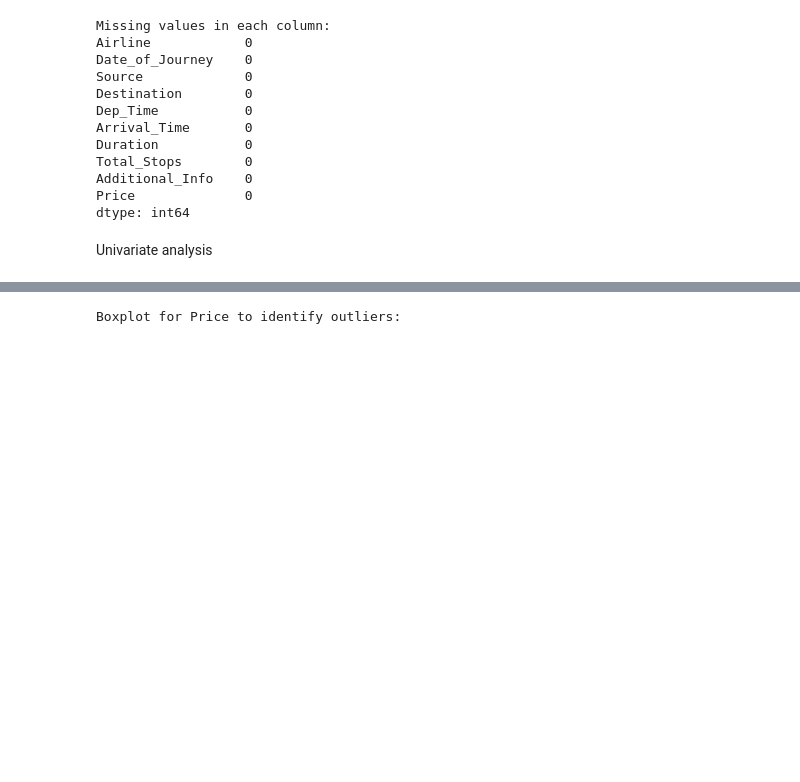
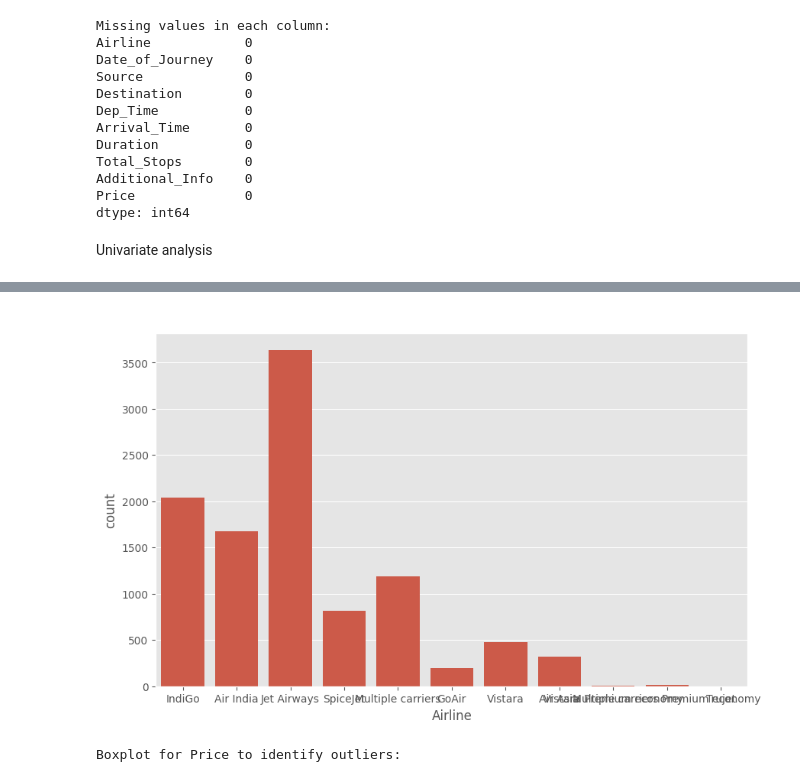
Before and after one commit to Shahroz192/flight_price_prediction, a Jupyter notebook: notebooks/eda.ipynb, the cells around one changed output, grey strips where cells are left out. Drawn from its saved outputs; the diff is of its cells as text; code cells hidden in the pictures; blank space fills up the shorter version.

```diff
--- a/notebooks/eda.ipynb
+++ b/notebooks/eda.ipynb
@@ -87,3 +97,8 @@ sns.countplot(flights["Date_of_Journey"])
+# %%
+# Airline analysis
+plot_countplot(data=flights, x="Airline", title="Airline")
+# %% [output]
+[figure, added]
 # %%
 print("Boxplot for Price to identify outliers:")
 sns.boxplot(flights["Price"])
```
Also changed, not shown: parts of 9 cells of this notebook, 3 other files.
